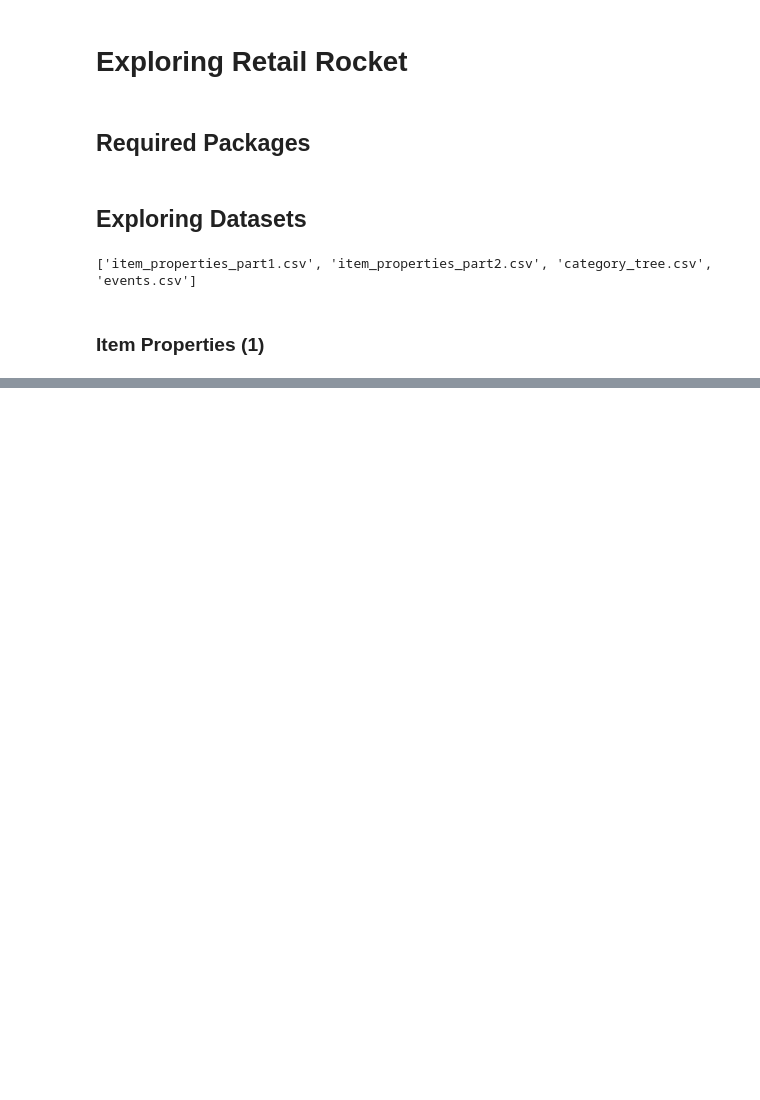
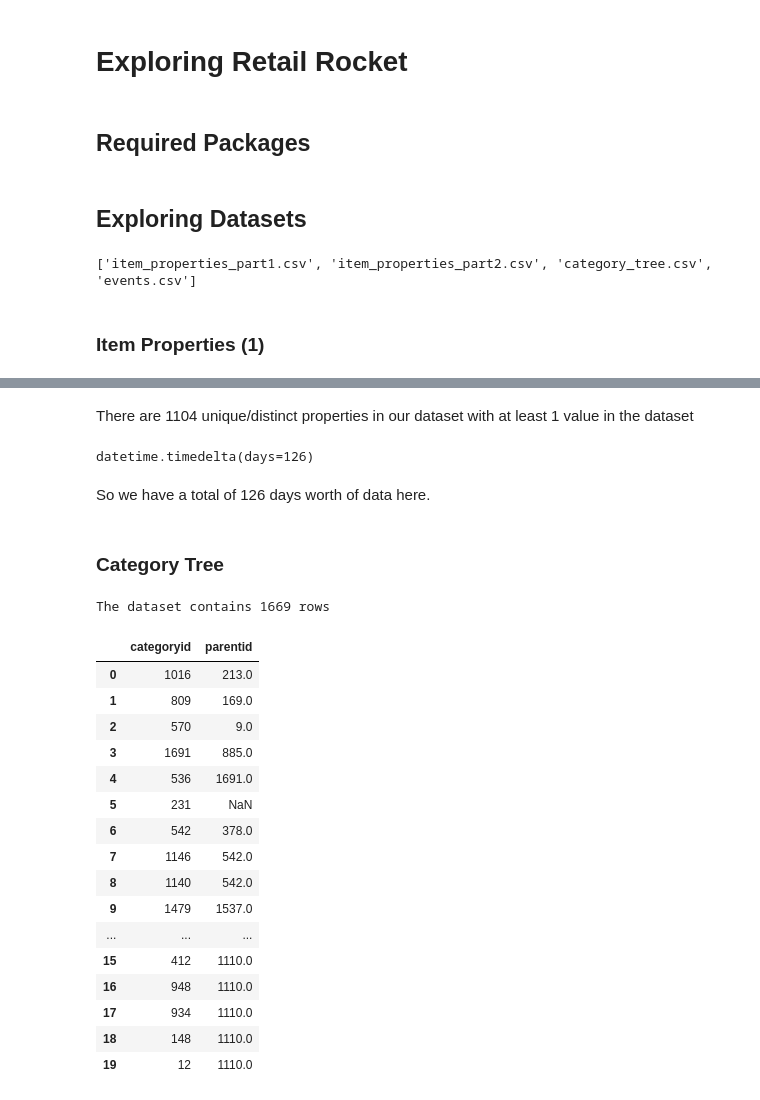
Before and after one commit to anshalchopra/E-Commerce-Pipeline, a Jupyter notebook: Notebooks/Exploring Datasets.ipynb, the cells around one changed output, grey strips where cells are left out. Saved outputs shown, nothing was run; the diff lists cells and outputs as text; code cells hidden in the pictures; blank space fills up the shorter version.

```diff
--- a/Notebooks/Exploring Datasets.ipynb
+++ b/Notebooks/Exploring Datasets.ipynb
@@ -32,0 +130,34 @@ The dataset contains 10999999 items
+# %% [markdown]
+ There are 1104 unique/distinct properties in our dataset with at least 1 value in the dataset
+# %%
+# checking the time range for the entire dataset
+datetime.utcfromtimestamp(max(item_properties['timestamp'])/1000) - datetime.utcfromtimestamp(min(item_properties['timestamp'])/1000)
+# %% [output]
+datetime.timedelta(days=126)
+# %% [markdown]
+So we have a total of 126 days worth of data here.
+# %% [markdown]
+### Category Tree
+# %%
+category_tree = pd.read_csv("../Datasets/2/category_tree.csv")
+print(f'The dataset contains {len(category_tree)} rows')
+category_tree.head(20)
+# %% [output]
+The dataset contains 1669 rows
+|  | categoryid | parentid |
+| 0 | 1016 | 213.0 |
+| 1 | 809 | 169.0 |
+| 2 | 570 | 9.0 |
+| 3 | 1691 | 885.0 |
+| 4 | 536 | 1691.0 |
+| 5 | 231 | NaN |
+| 6 | 542 | 378.0 |
+| 7 | 1146 | 542.0 |
+| 8 | 1140 | 542.0 |
+| 9 | 1479 | 1537.0 |
+| ... | ... | ... |
+| 15 | 412 | 1110.0 |
+| 16 | 948 | 1110.0 |
+| 17 | 934 | 1110.0 |
+| 18 | 148 | 1110.0 |
+| 19 | 12 | 1110.0 |
```
Also changed, not shown: parts of 19 cells of this notebook, 1 other file.
